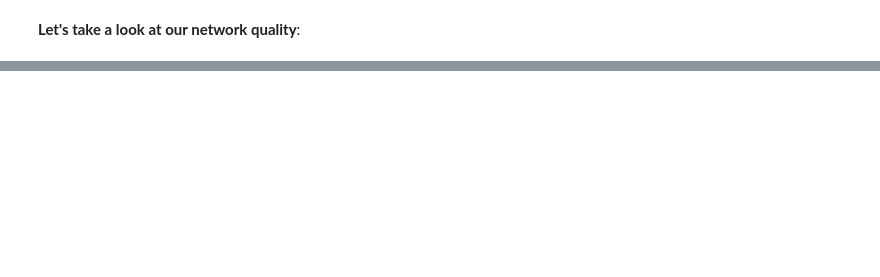
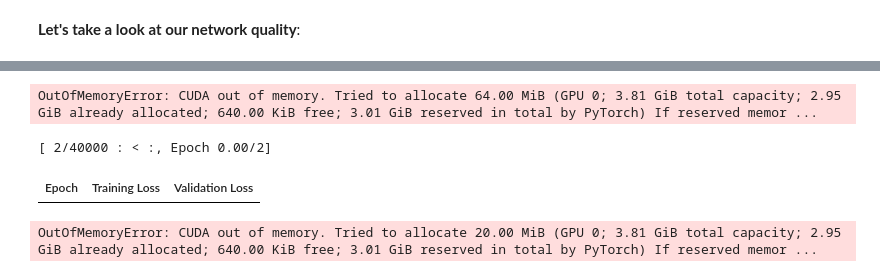
Before and after one commit to Mavic-ux/ml-course, a Jupyter notebook: homeworks_advanced/Lab02_NMT/lab02_Neural_Machine_Translation.ipynb, the cells around one changed output, grey strips where cells are left out. Cells and saved outputs as stored; diff of their text form; code cells hidden in the pictures; blank space fills up the shorter version.

```diff
--- a/homeworks_advanced/Lab02_NMT/lab02_Neural_Machine_Translation.ipynb
+++ b/homeworks_advanced/Lab02_NMT/lab02_Neural_Machine_Translation.ipynb
@@ -460,0 +916,6 @@ corpus_bleu([[text] for text in original_text], generated_text) * 100
+# %%
+from transformers import AutoModelForSeq2SeqLM, Seq2SeqTrainingArguments, Seq2SeqTrainer
+
+model = AutoModelForSeq2SeqLM.from_pretrained(checkpoint).to(device)
+# %% [output]
+OutOfMemoryError: CUDA out of memory. Tried to allocate 64.00 MiB (GPU 0; 3.81 GiB total capacity; 2.95 GiB already allocated; 640.00 KiB free; 3.01 GiB reserved in total by PyTorch) If reserved memor ...
@@ -460,0 +945,42 @@ corpus_bleu([[text] for text in original_text], generated_text) * 100
+# %%
+valid_custom_books = []
+for i, obj in enumerate(valid_data):
+    valid_custom_books.append({
+        "id": i,
+        "translation": {"en": obj.trg,
+            "ru": obj.src
+        }
+    }
+    )
+# %%
+train_tokenized_books = list(map(preprocess_function, train_custom_books))
+valid_tokenized_books = list(map(preprocess_function, valid_custom_books))
+# %%
+training_args = Seq2SeqTrainingArguments(
+    output_dir="t5_checkpoint",
+    evaluation_strategy="epoch",
+    learning_rate=2e-5,
+    per_device_train_batch_size=2,
+    per_device_eval_batch_size=2,
+    weight_decay=0.01,
+    save_total_limit=3,
+    num_train_epochs=2,
+    predict_with_generate=True,
+    fp16=True,
+)
+
+trainer = Seq2SeqTrainer(
+    model=model,
+    args=training_args,
+    train_dataset=train_tokenized_books,
+    eval_dataset=valid_tokenized_books,
+    tokenizer=tokenizer,
+    data_collator=data_collator,
+    compute_metrics=compute_metrics,
+)
+
+trainer.train()
+# %% [output]
+[ 2/40000 : < :, Epoch 0.00/2]
+| Epoch | Training Loss | Validation Loss |
+OutOfMemoryError: CUDA out of memory. Tried to allocate 20.00 MiB (GPU 0; 3.81 GiB total capacity; 2.95 GiB already allocated; 640.00 KiB free; 3.01 GiB reserved in total by PyTorch) If reserved memor ...
```
Also changed, not shown: parts of 68 cells of this notebook, 1 other file.
